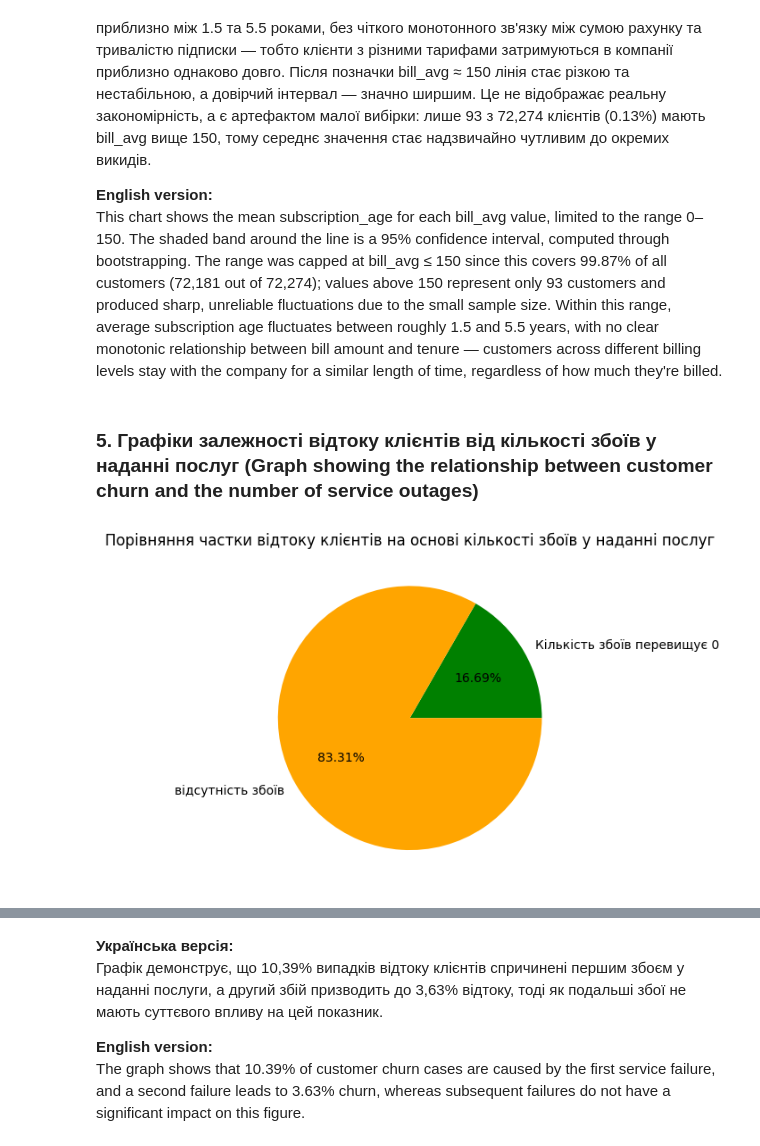
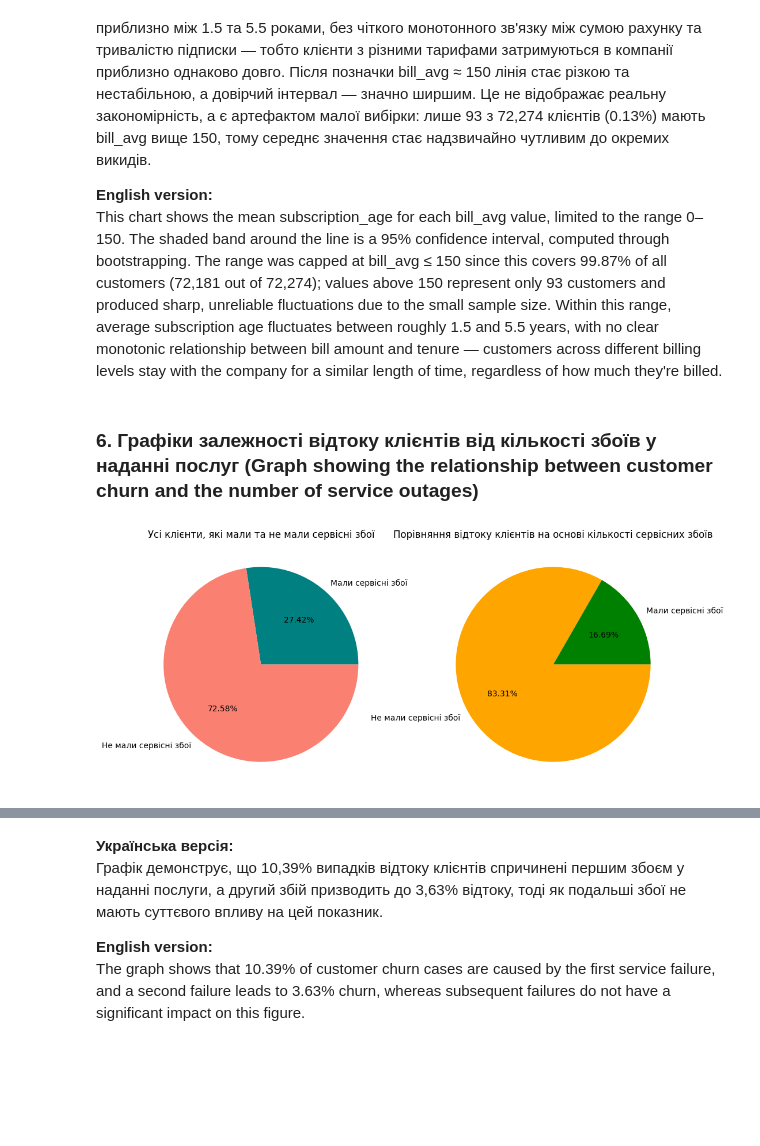
Before and after one commit to MaksimDar/telecom-churn-prediction, a Jupyter notebook: notebooks/01_eda.ipynb, the cells around one changed output, grey strips where cells are left out. Saved outputs shown, nothing was run; the diff lists cells and outputs as text; code cells hidden in the pictures; blank space fills up the shorter version.

```diff
--- a/notebooks/01_eda.ipynb
+++ b/notebooks/01_eda.ipynb
@@ -77,4 +92,37 @@ def return_results_as_lists(min_value, max_value, column_comparison, dictionary,
     return list_column_values,list_churn_quantity
+# %%
+
+def show_all_churn_piecharts(request_column: str, labels: list, all_title: str, churns_title: str) -> None:
+    """
+    Ukrainian version:
+    Будує два кругові графіки для заданої колонки (`request_column`):
+      1. Частка клієнтів із ненульовим значенням колонки серед УСІХ клієнтів.
+      2. Частка клієнтів із ненульовим значенням колонки серед КЛІЄНТІВ, ЩО ПІШЛИ (churn=1).
+
+    English version:
+    Builds two pie charts for the given column (`request_column`):
+      1. Share of customers with a non-zero value in the column, among ALL customers.
+      2. Share of customers with a non-zero value in the column, among CHURNED customers only.
+    """
+
+    churns_without_failures = df_copy[df_copy[request_column] == 0]['churn'].sum()
+    churns_with_failures = df_copy[df_copy[request_column] > 0]['churn'].sum()
+
+    all_failures = df_copy.loc[df_copy[request_column] > 0][request_column].sum()
+    no_failures = df_copy[request_column].shape[0] - all_failures
+
+    fig, axs = plt.subplots(1, 2, figsize=(12,12))
+
+    data_all = [all_failures, no_failures]
+
+    axs[0].set_title(all_title)
+    axs[0].pie(data_all,labels=labels,autopct="%.2f%%",colors=['Teal','Salmon'],shadow=False, labeldistance=1.1, startangle=0, radius=1)
+
+    data_churns = [churns_with_failures, churns_without_failures]
+    axs[1].set_title(churns_title)
+    axs[1].pie(data_churns,labels=labels,autopct="%.2f%%",colors=['green','orange'],shadow=False, labeldistance=1.1, startangle=0, radius=1)
+    plt.tight_layout()
+    plt.show()
 # %%
 df = pd.read_csv('../data/raw/internet_service_churn.csv')
 # %%
@@ -488,4 +545,4 @@ df_copy['bill_avg'].mean(), df_copy['subscription_age'].mean()
  **English version:**
 This chart shows the mean subscription_age for each bill_avg value, limited to the range 0–150. The shaded band around the line is a 95% confidence interval, computed through bootstrapping. The range was capped at bill_avg ≤ 150 since this covers 99.87% of all customers (72,181 out of 72,274); values above 150 represent only 93 customers and produced sharp, unreliable fluctuations due to the small sample size. Within this range, average subscription age fluctuates between roughly 1.5 and 5.5 years, with no clear monotonic relationship between bill amount and tenure — customers across different billing levels stay with the company for a similar length of time, regardless of how much they're billed.
 # %% [markdown]
-### 5. Графіки залежності відтоку клієнтів від кількості збоїв у наданні послуг (Graph showing the relationship between customer churn and the number of service outages)
+### 6. Графіки залежності відтоку клієнтів від кількості збоїв у наданні послуг (Graph showing the relationship between customer churn and the number of service outages)
@@ -495,10 +549,13 @@ churns_with_failures = df_copy[df_copy['service_failure_count'] > 0]['churn'].su
-# %%
-data = [churns_with_failures, churns_without_failures]
-labels = ['Кількість збоїв перевищує 0','відсутність збоїв']
-plt.title('Порівняння частки відтоку клієнтів на основі кількості збоїв у наданні послуг')
-plt.pie(data,labels=labels,autopct="%.2f%%",colors=['green','orange'],shadow=False, labeldistance=1.1, startangle=0, radius=1)
-plt.show()
-# %% [output]
-[figure, removed]
+# %%
+column_service_failure = 'service_failure_count'
+
+labels_all = ['Мали сервісні збої','Не мали сервісні збої']
+
+title_service_all = 'Усі клієнти, які мали та не мали сервісні збої'
+title_service_churns = 'Порівняння відтоку клієнтів на основі кількості сервісних збоїв'
+result = show_all_churn_piecharts(column_service_failure,labels_all,title_service_all,title_service_churns)
+result
+# %% [output]
+[figure, added]
 # %% [markdown]
 **Українська версія:**
```
Also changed, not shown: parts of 19 cells of this notebook.
